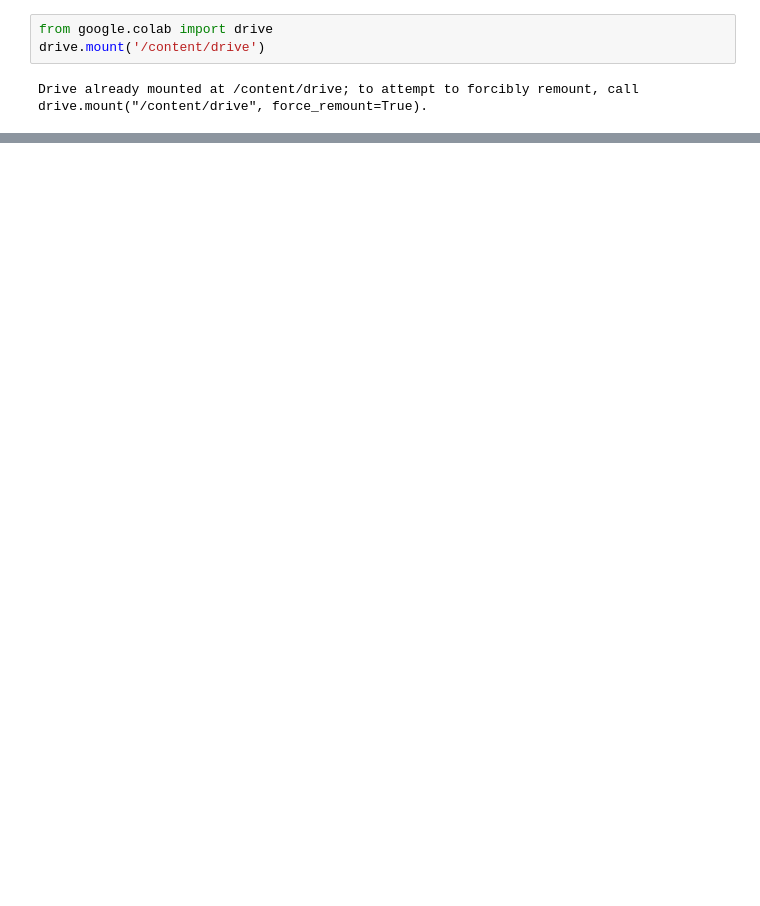
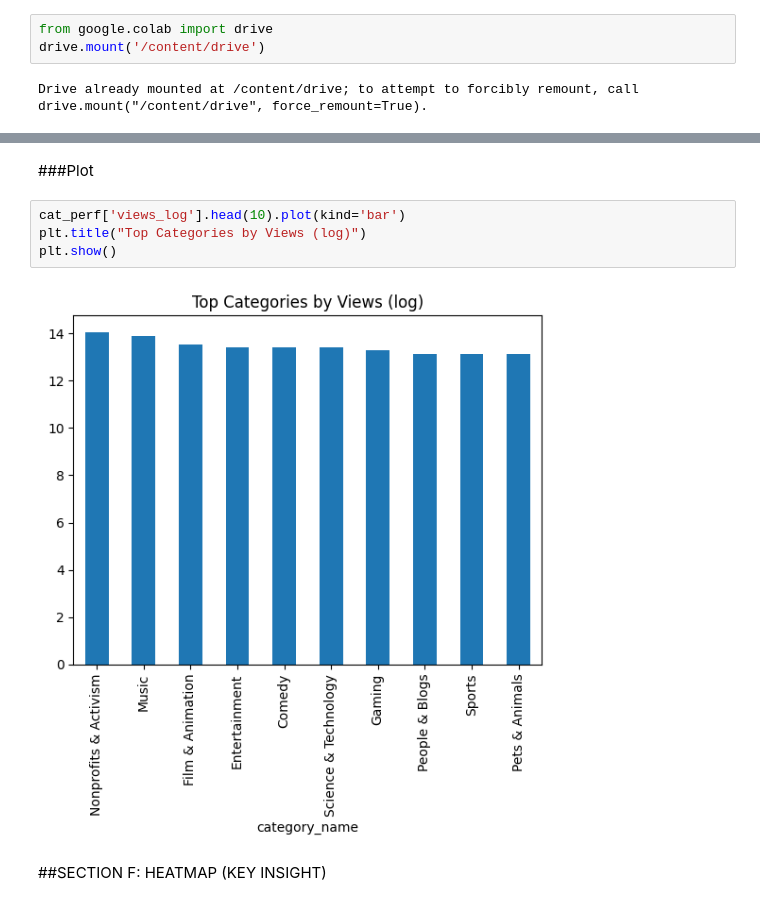
Before and after one commit to pankaj-cod/SectionD_Team16_YoutubeTrending, a Jupyter notebook: notebooks/04_statistical_analysis.ipynb, the cells around one changed output, grey strips where cells are left out. Drawn from its saved outputs; the diff is of its cells as text; blank space fills up the shorter version.

```diff
--- a/notebooks/04_statistical_analysis.ipynb
+++ b/notebooks/04_statistical_analysis.ipynb
@@ -177,0 +179,10 @@ df.groupby('category_name')['views'].mean().sort_values().plot(kind='barh')
+# %% [markdown]
+###Plot
+# %%
+cat_perf['views_log'].head(10).plot(kind='bar')
+plt.title("Top Categories by Views (log)")
+plt.show()
+# %% [output]
+[figure, added]
+# %% [markdown]
+##SECTION F: HEATMAP (KEY INSIGHT)
```
Also changed, not shown: parts of 83 cells of this notebook, 3 other files.
